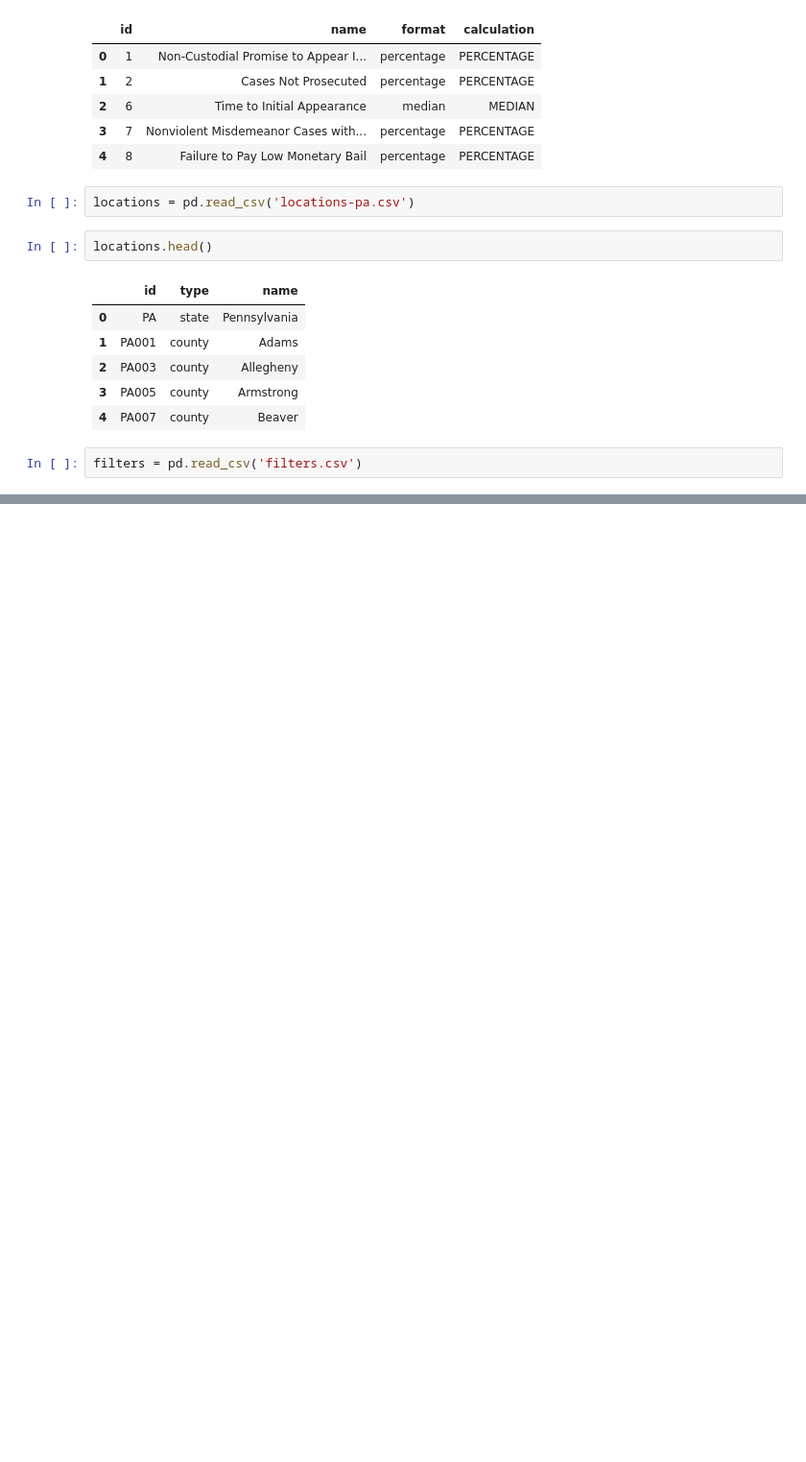
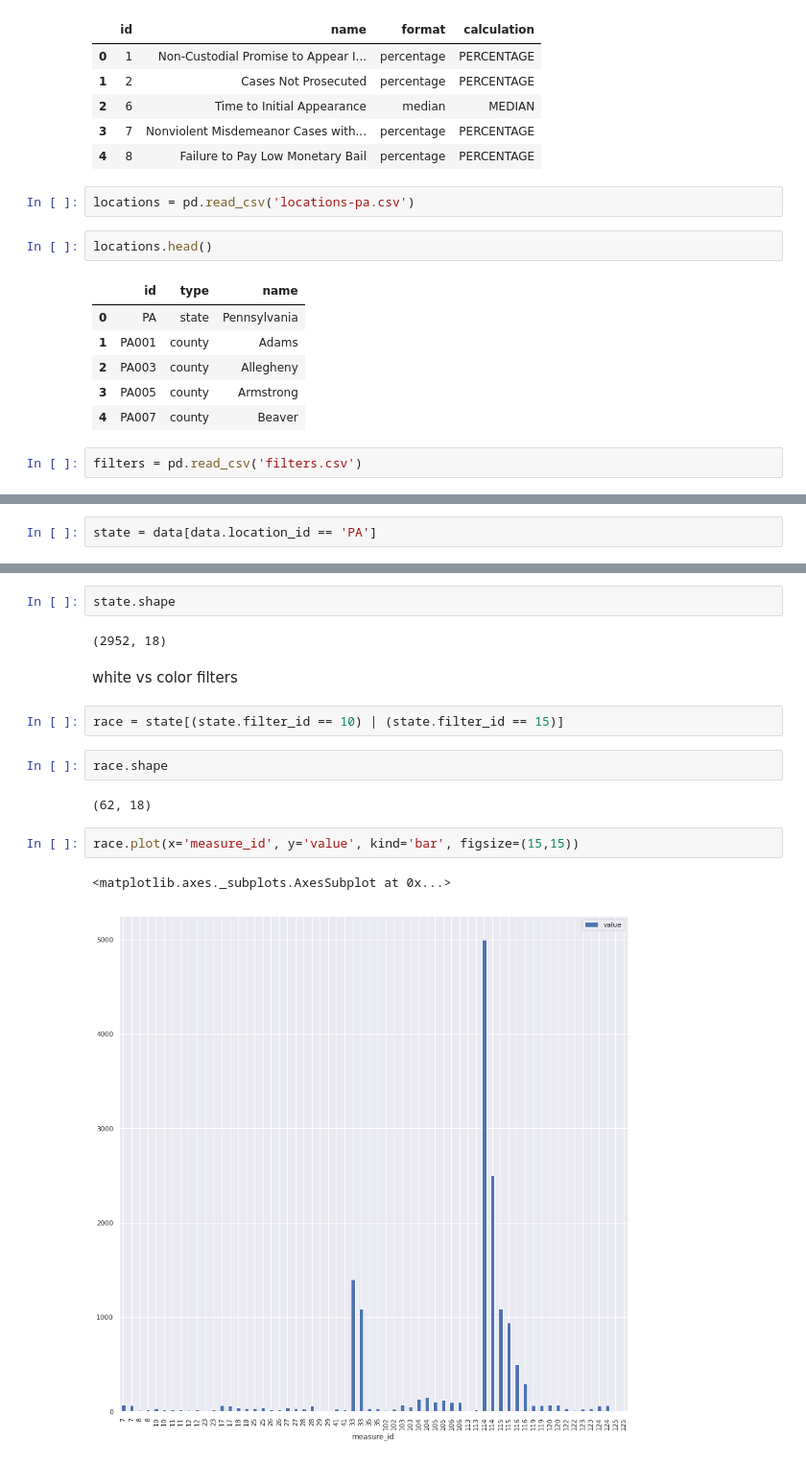
Before and after one commit to cnegrelli/measures-for-justice, a Jupyter notebook: Measures for justice.ipynb, the cells around one changed output, grey strips where cells are left out. Shown: that part at 96% size. Saved outputs shown, nothing was run; the diff lists cells and outputs as text; blank space fills up the shorter version.

```diff
--- a/Measures for justice.ipynb
+++ b/Measures for justice.ipynb
@@ -108,0 +106,2 @@ filters[filters['id'] == 1]
+# %%
+state = data[data.location_id == 'PA']
@@ -108,0 +117,17 @@ filters[filters['id'] == 1]
+# %%
+state.shape
+# %% [output]
+(2952, 18)
+# %% [markdown]
+white vs color filters
+# %%
+race = state[(state.filter_id == 10) | (state.filter_id == 15)]
+# %%
+race.shape
+# %% [output]
+(62, 18)
+# %%
+race.plot(x='measure_id', y='value', kind='bar', figsize=(15,15))
+# %% [output]
+<matplotlib.axes._subplots.AxesSubplot at 0x...>
+[figure, added]
```
Also changed, not shown: parts of 11 cells of this notebook.
